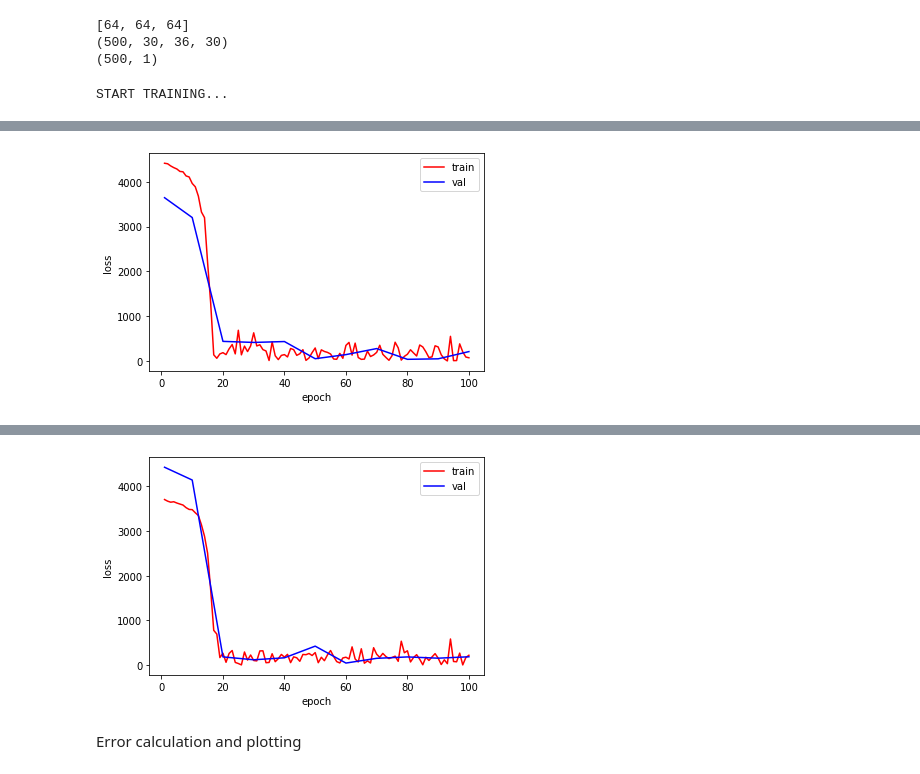
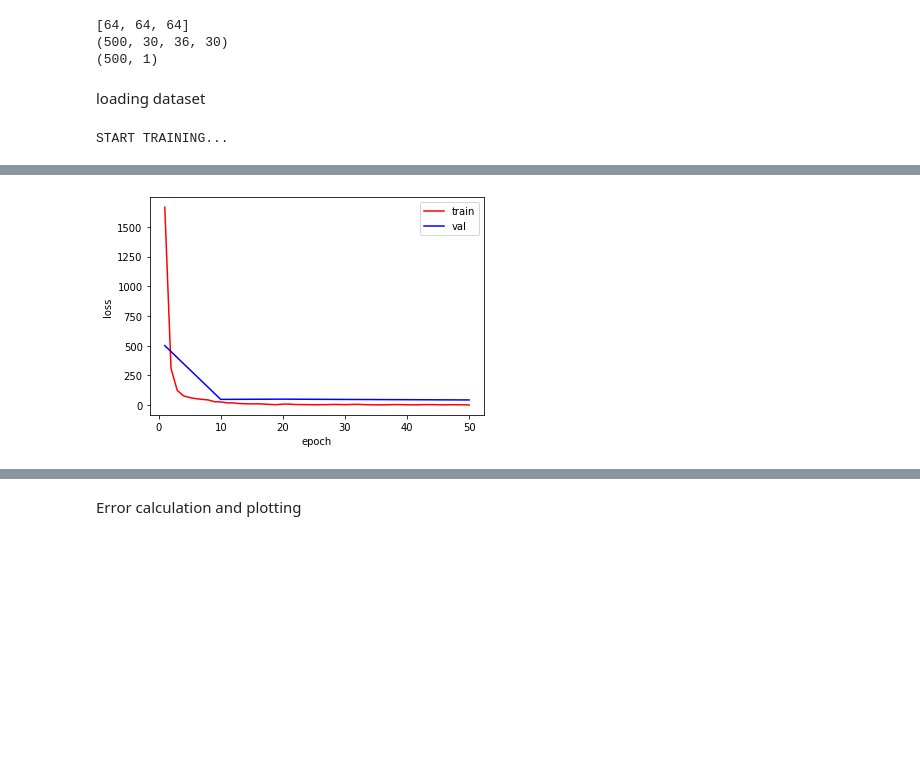
Before and after one commit to ClaraGila/MLICoursework, a Jupyter notebook: CW-Brain-Age-PartC.ipynb, the cells around one changed output, grey strips where cells are left out. Drawn from its saved outputs; the diff is of its cells as text; code cells hidden in the pictures; blank space fills up the shorter version.

Commit message:
training loss is down to 2-3, but I want to fix overfitting

```diff
--- a/CW-Brain-Age-PartC.ipynb
+++ b/CW-Brain-Age-PartC.ipynb
@@ -1376,0 +1379,4 @@ You will need to implement a CNN model that takes a grey matter map as an input
+# %%
+meta_data_reg = pd.read_csv(data_dir + 'meta/meta_data_reg_train.csv')
+ids_reg = list(meta_data_reg['subject_id'])
+files_reg_img_train = [data_dir + 'greymatter/wc1sub-' + f + '_T1w.nii.gz' for f in ids_reg]
@@ -1458,6 +1501,11 @@ class LeNet(nn.Module):
         # x = self.fc3(x)
         # print("x shape 8 is " + str(x.shape))
         return x
+# %% [markdown]
+loading dataset
+# %%
+
+dataset = ImageRegressionDataset(files_reg_img_train, meta_data_reg_train['age'])
 # %%
 import torch.nn as nn
 model_dir = os.path.join(out_dir, 'modelpart3')
@@ -1468,15 +1516,15 @@ torch.manual_seed(rnd_seed) #fix random seed
 
 
 
-learning_rate = 0.00001
-num_epochs = 100
+learning_rate = 0.0001
+num_epochs = 50
 
 # optimizer = torch.optim.Adagrad(model.parameters(), lr=learning_rate, lr_decay= 0.0001, weight_decay=0.05)
 # optimizer = torch.optim.Adam(model.parameters(), lr=learning_rate)
 
 
 print('START TRAINING...')
-X_s, y_s = sklearn.utils.shuffle(X, y)
+# X_s, y_s = sklearn.utils.shuffle(X, y)
 # split = len(X_s)//2
 
 # X_sets = [X_s[0:split], X_s[split:len(X_s)]]
@@ -1495,22 +1543,28 @@ def RMSELoss(yhat,y):
 # data_val = data_val[:,None]
 # dataloader_val = torch.utils.data.DataLoader(data_val, batch_size=1, shuffle=True)
 kf = KFold(n_splits=2)
-
-for train, test in kf.split(X_s):
+# for i in range(6):
+#   print(dataset[i])
+for train, test in kf.split(X):
   model = LeNet().to(device)
   model.train()
-  optimizer = torch.optim.Rprop(model.parameters(), lr=learning_rate)
+  optimizer = torch.optim.Adam(model.parameters(), lr=learning_rate, weight_decay=0.01)
   loss_train_log = []
   loss_val_log = []
   epoch_val_log = []
 
-  X_train, y_train, X_test, y_test = X_s[train], y_s[train], X_s[test], y_s[test]
-  X_train = np.expand_dims(X_train, axis=1)
-  X_test = np.expand_dims(X_test, axis=1)
-  dataloader_train = torch.utils.data.DataLoader(X_train, batch_size=100, shuffle=True)
-  dataloader_val = torch.utils.data.DataLoader(X_test, batch_size=100, shuffle=True)
-  expected_train = y_train
-  expected_val = y_test
+  # print(dataset[0]['img'])
+  training_dataset = [dataset[i] for i in train]
+  validation_dataset = [dataset[i] for i in test]
+  # X_train, y_train, X_test, y_test = X[train], y[train], X[test], y[test]
+  # X_train = np.expand_dims(X_train, axis=1)
+  # X_test = np.expand_dims(X_test, axis=1)
+  # dataset_train = ImageRegressionDataset(files_reg_img_train, meta_data_reg_train['age'])
+  # print(dataset_train[train])
+  dataloader_train = torch.utils.data.DataLoader(training_dataset, batch_size=1, shuffle=True)
+  dataloader_val = torch.utils.data.DataLoader(validation_dataset, batch_size=1, shuffle=True)
+  # expected_train = y_train
+  # expected_val = y_test
   for epoch in range(1, num_epochs + 1):
 
     total_loss = 0
@@ -1518,21 +1572,22 @@ for train, test in kf.split(X_s):
     # losses = []
 
     # Training
-    for batch_idx, image in enumerate(dataloader_train):
-      img, seg = image.to(device, dtype=torch.float), expected_train[batch_idx]
+    for batch_idx, data in enumerate(dataloader_train):
+      # print(data)
+      img = data['img'].to(device, dtype=torch.float)
       optimizer.zero_grad()
       prd = model(img)  # (2, 1)
       # print(prd)
       # print("Size of prd: " + str(prd.shape) + "vals: " + str(prd[0, 0]) + "seg" + str(seg[0]))
       # seg_flat = seg.view(seg.size(0), seg.size(1), -1)
       # predicted_flat = torch.tensor([prd[0, 0]])
-      expected_flat = torch.tensor([seg[0]], dtype=torch.float).to(device)
-      # print(prd.item())
+      expected_flat = data['age'].to(device, dtype=torch.float)
+      # print(prd)
       # print(expected_flat)
 
       # print('predicted: {}, expected: {}'.format(predicted_flat.item(), expected_flat.item()))
       loss = nn.MSELoss()
-      output = loss(prd[0], expected_flat)
+      output = loss(prd, expected_flat)
       # output.requires_grad = True
       # print(output)
       # print("Loss is: "+ str(output.item()))
@@ -1555,12 +1610,12 @@ for train, test in kf.split(X_s):
       sum_pts = 0
       total = 0
       with torch.no_grad():
-        for batch_idx, data_sample in enumerate(dataloader_val):
-          img, seg = data_sample.to(device, dtype=torch.float), expected_val[batch_idx]
+        for batch_idx, data in enumerate(dataloader_val):
+          img = data['img'].to(device, dtype=torch.float)
           prd = model(img)
           # print("Size of val prd: " + str(prd.shape) + "vals: " + str(prd[0, 0]) + "seg" + str(seg[0]))
           # predicted_flat = torch.tensor([prd[0, 0]])
-          expected_flat = torch.tensor([seg[0]], dtype=torch.float).to(device)
+          expected_flat = data['age'].to(device, dtype=torch.float)
           loss = nn.MSELoss()
           # print(prd.item())
           loss_val = loss(prd[0], expected_flat)
@@ -1610,4 +1665,4 @@ START TRAINING...
 --------------------------------------------------
 
 Finished TRAINING.
-[figure, old version]
+[figure, new version]
@@ -1631,4 +1686,3 @@ Finished TRAINING.
-[figure, removed]
 # %% [markdown]
 Error calculation and plotting
 # %%
```
Also changed, not shown: parts of 6 cells of this notebook.
